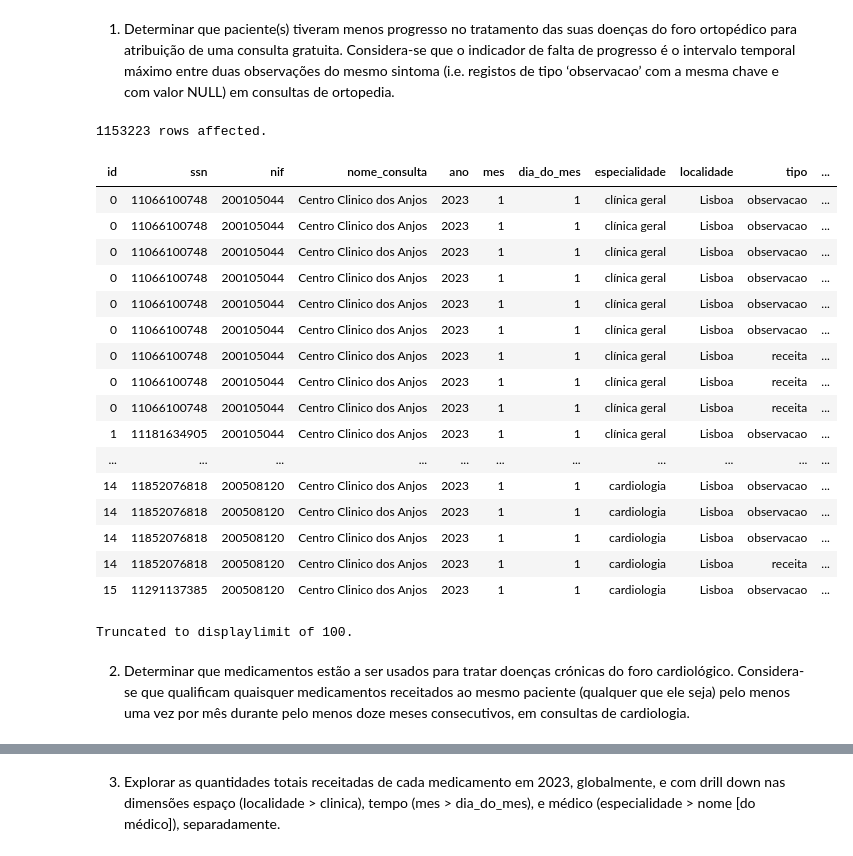
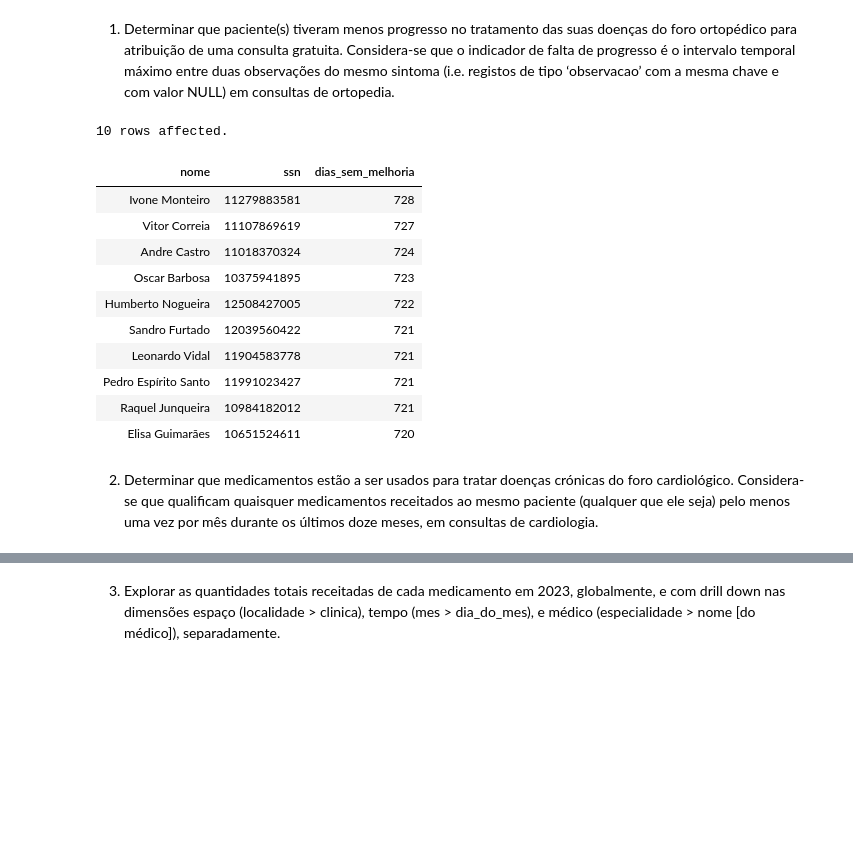
Before and after one commit to SrGesus/bd-projects-23, a Jupyter notebook: p02/data/E2-ProjetoBD.ipynb, the cells around one changed output, grey strips where cells are left out. Drawn from its saved outputs; the diff is of its cells as text; code cells hidden in the pictures; blank space fills up the shorter version.

```diff
--- a/p02/data/E2-ProjetoBD.ipynb
+++ b/p02/data/E2-ProjetoBD.ipynb
@@ -302,31 +325,48 @@ Usando a vista desenvolvida no ponto anterior, complementada com outras tabelas
 1. Determinar que paciente(s) tiveram menos progresso no tratamento das suas doenças do foro ortopédico para atribuição de uma consulta gratuita. Considera-se que o indicador de falta de progresso é o intervalo temporal máximo entre duas observações do mesmo sintoma (i.e. registos de tipo ‘observacao’ com a mesma chave e com valor NULL) em consultas de ortopedia.
 # %%
 %%sql
--- SELECT ...
-SELECT h.ssn, h.chave, (MAX(h.data) - MIN(h.data)) as
-FROM historial_paciente h
-WHERE h.tipo = 'observacao' AND ISNULL(h.valor)
+SELECT
+  p.nome,
+  ssn,
+  MAX(dias_sem_melhoria) AS dias_sem_melhoria
+FROM
+  (
+    SELECT
+      h.ssn,
+      h.chave,
+      (MAX(h.data) - MIN(h.data)) AS dias_sem_melhoria
+    FROM
+      historial_paciente h
+    WHERE
+      h.tipo = 'observacao'
+      AND h.valor IS NULL
+      AND h.especialidade = 'ortopedia'
+    GROUP BY
+      h.ssn,
+      h.chave
+  )
+  JOIN paciente p USING (ssn)
+GROUP BY
+  ssn,
+  p.nome
+ORDER BY
+  dias_sem_melhoria DESC
+LIMIT
+  10;
 # %% [output]
-1153223 rows affected.
+10 rows affected.
-| id | ssn | nif | nome_consulta | ano | mes | dia_do_mes | especialidade | localidade | tipo | ... |
-| 0 | 11066100748 | 200105044 | Centro Clinico dos Anjos | 2023 | 1 | 1 | clínica geral | Lisboa | observacao | ... |
-| 0 | 11066100748 | 200105044 | Centro Clinico dos Anjos | 2023 | 1 | 1 | clínica geral | Lisboa | observacao | ... |
-| 0 | 11066100748 | 200105044 | Centro Clinico dos Anjos | 2023 | 1 | 1 | clínica geral | Lisboa | observacao | ... |
-| 0 | 11066100748 | 200105044 | Centro Clinico dos Anjos | 2023 | 1 | 1 | clínica geral | Lisboa | observacao | ... |
-| 0 | 11066100748 | 200105044 | Centro Clinico dos Anjos | 2023 | 1 | 1 | clínica geral | Lisboa | observacao | ... |
-| 0 | 11066100748 | 200105044 | Centro Clinico dos Anjos | 2023 | 1 | 1 | clínica geral | Lisboa | observacao | ... |
-| 0 | 11066100748 | 200105044 | Centro Clinico dos Anjos | 2023 | 1 | 1 | clínica geral | Lisboa | receita | ... |
-| 0 | 11066100748 | 200105044 | Centro Clinico dos Anjos | 2023 | 1 | 1 | clínica geral | Lisboa | receita | ... |
-| 0 | 11066100748 | 200105044 | Centro Clinico dos Anjos | 2023 | 1 | 1 | clínica geral | Lisboa | receita | ... |
-| 1 | 11181634905 | 200105044 | Centro Clinico dos Anjos | 2023 | 1 | 1 | clínica geral | Lisboa | observacao | ... |
-| ... | ... | ... | ... | ... | ... | ... | ... | ... | ... | ... |
-| 14 | 11852076818 | 200508120 | Centro Clinico dos Anjos | 2023 | 1 | 1 | cardiologia | Lisboa | observacao | ... |
-| 14 | 11852076818 | 200508120 | Centro Clinico dos Anjos | 2023 | 1 | 1 | cardiologia | Lisboa | observacao | ... |
-| 14 | 11852076818 | 200508120 | Centro Clinico dos Anjos | 2023 | 1 | 1 | cardiologia | Lisboa | observacao | ... |
-| 14 | 11852076818 | 200508120 | Centro Clinico dos Anjos | 2023 | 1 | 1 | cardiologia | Lisboa | receita | ... |
-| 15 | 11291137385 | 200508120 | Centro Clinico dos Anjos | 2023 | 1 | 1 | cardiologia | Lisboa | observacao | ... |
+| nome | ssn | dias_sem_melhoria |
+| Ivone Monteiro | 11279883581 | 728 |
+| Vitor Correia | 11107869619 | 727 |
+| Andre Castro | 11018370324 | 724 |
+| Oscar Barbosa | 10375941895 | 723 |
+| Humberto Nogueira | 12508427005 | 722 |
+| Sandro Furtado | 12039560422 | 721 |
+| Leonardo Vidal | 11904583778 | 721 |
+| Pedro Espírito Santo | 11991023427 | 721 |
+| Raquel Junqueira | 10984182012 | 721 |
+| Elisa Guimarães | 10651524611 | 720 |
-Truncated to displaylimit of 100.
 # %% [markdown]
-2. Determinar que medicamentos estão a ser usados para tratar doenças crónicas do foro cardiológico. Considera-se que qualificam quaisquer medicamentos receitados ao mesmo paciente (qualquer que ele seja) pelo menos uma vez por mês durante pelo menos doze meses consecutivos, em consultas de cardiologia.
+2. Determinar que medicamentos estão a ser usados para tratar doenças crónicas do foro cardiológico. Considera-se que qualificam quaisquer medicamentos receitados ao mesmo paciente (qualquer que ele seja) pelo menos uma vez por mês durante os últimos doze meses, em consultas de cardiologia.
 # %%
 %%sql
```
Also changed, not shown: parts of 6 cells of this notebook, 1 other file.
